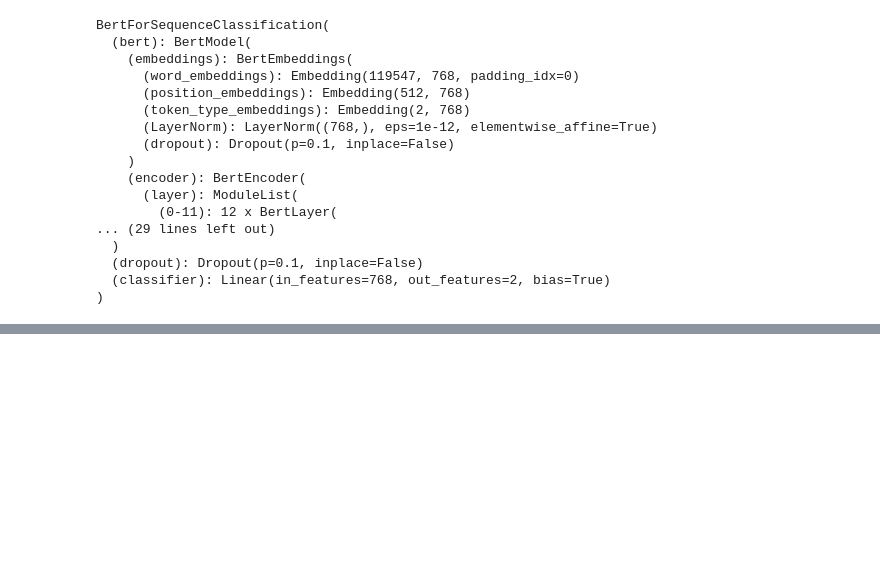
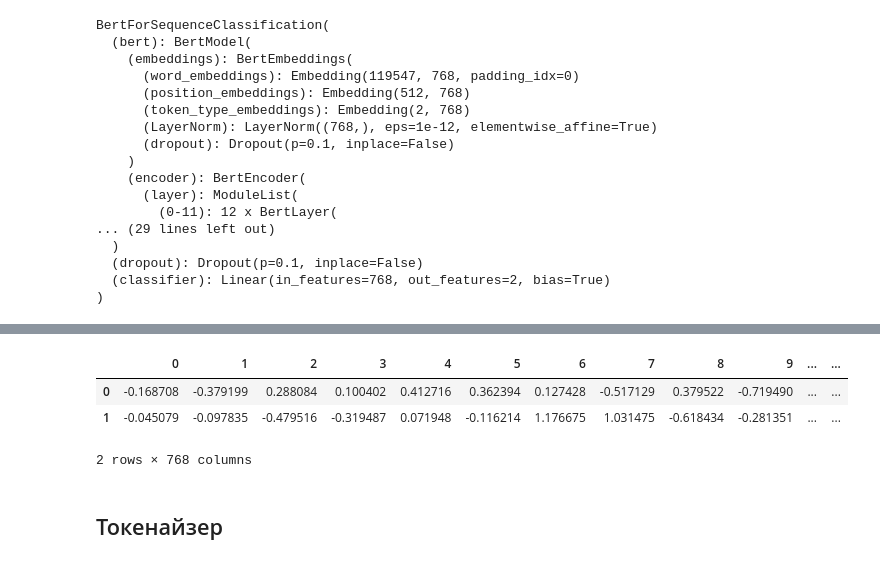
Before and after one commit to aminik/projects_GoogleColab, a Jupyter notebook: model_nn_transaction_huggingface_test1.ipynb, the cells around one changed output, grey strips where cells are left out. Drawn from its saved outputs; the diff is of its cells as text; code cells hidden in the pictures; blank space fills up the shorter version.

```diff
--- a/model_nn_transaction_huggingface_test1.ipynb
+++ b/model_nn_transaction_huggingface_test1.ipynb
@@ -551,0 +619,13 @@ model.save_pretrained(save_directory)
+# %%
+from sentence_transformers import SentenceTransformer
+
+name_transf = 'SkolkovoInstitute/russian_toxicity_classifier'
+
+model = SentenceTransformer(name_transf)
+
+text = ['У нас в есть убунты и текникал превью.',
+    	'Как минимум два малолетних дегенерата в треде, мда.']
+
+embeddings = model.encode(text)
+
+df = pd.DataFrame(embeddings)
@@ -551,0 +634,9 @@ model.save_pretrained(save_directory)
+# %%
+display(df)
+# %% [output]
+|  | 0 | 1 | 2 | 3 | 4 | 5 | 6 | 7 | 8 | 9 | ... | ... |
+| 0 | -0.168708 | -0.379199 | 0.288084 | 0.100402 | 0.412716 | 0.362394 | 0.127428 | -0.517129 | 0.379522 | -0.719490 | ... | ... |
+| 1 | -0.045079 | -0.097835 | -0.479516 | -0.319487 | 0.071948 | -0.116214 | 1.176675 | 1.031475 | -0.618434 | -0.281351 | ... | ... |
+2 rows × 768 columns
+# %% [markdown]
+## Токенайзер
```
Also changed, not shown: parts of 46 cells of this notebook.
